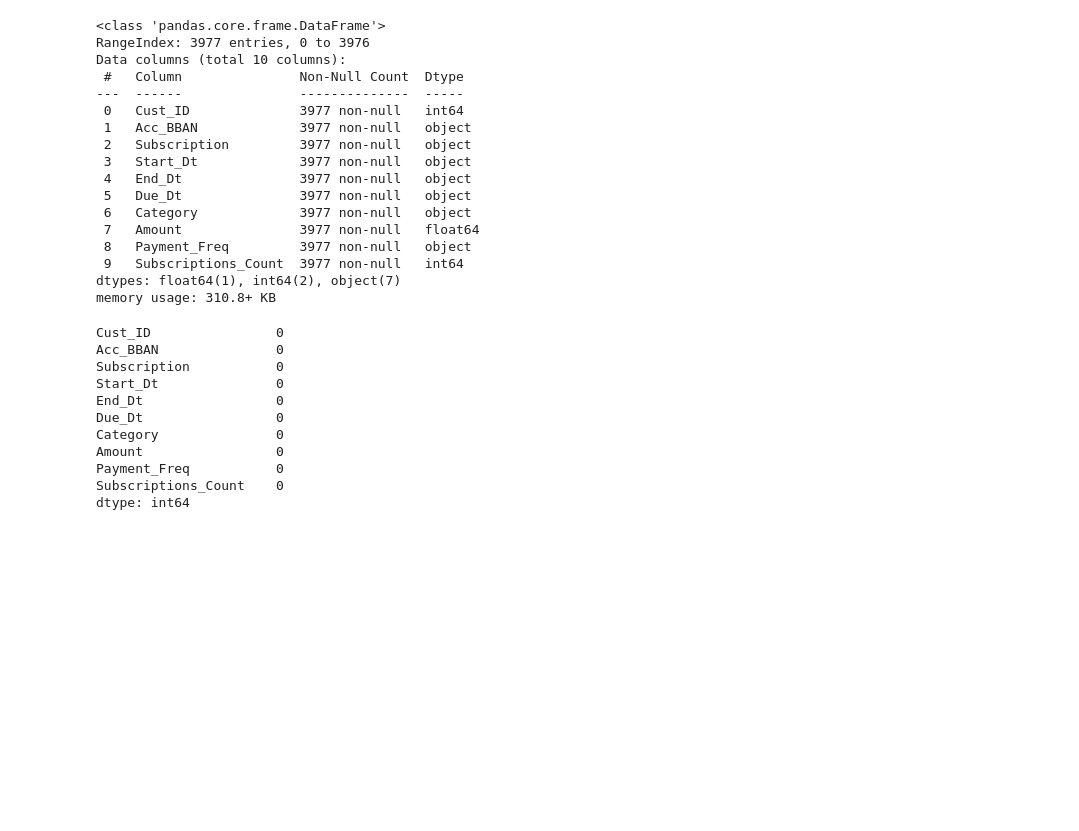
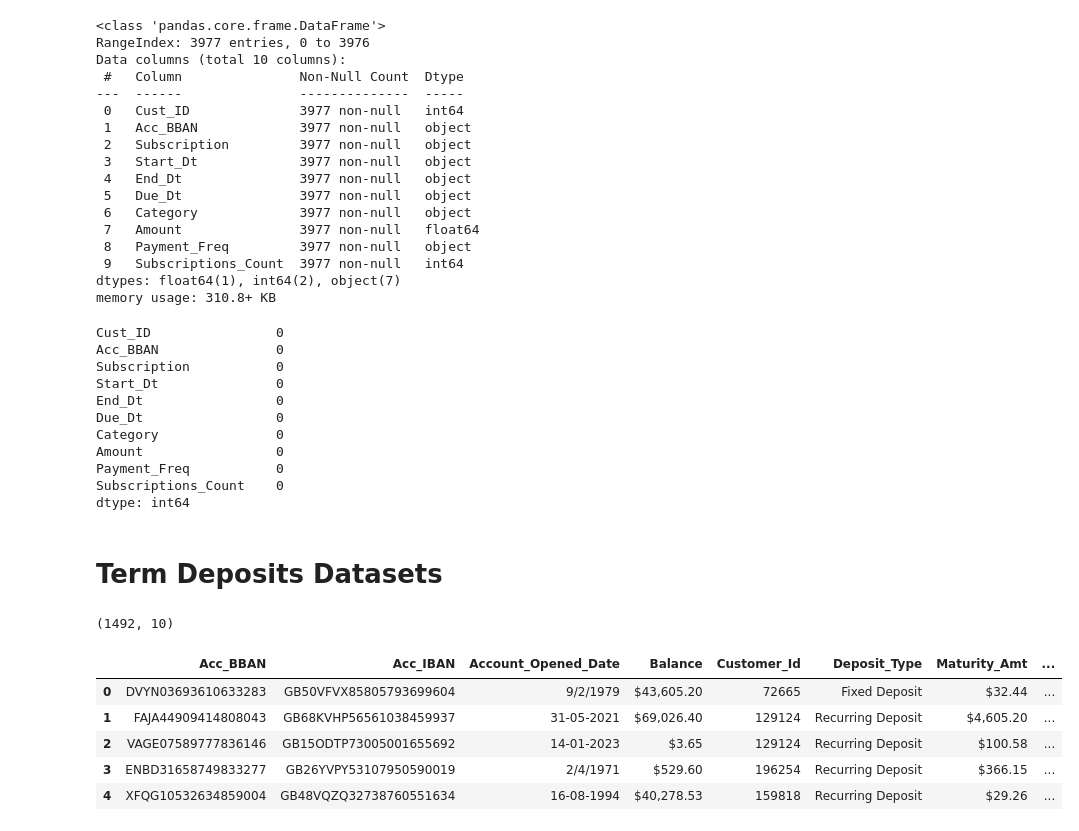
Before and after one commit to mhs10031990/BFS_HYPER_PERSNL_Repo, a Jupyter notebook: Setup_data.ipynb, the cells around one changed output. Saved outputs shown, nothing was run; the diff lists cells and outputs as text; code cells hidden in the pictures; blank space fills up the shorter version.

```diff
--- a/Setup_data.ipynb
+++ b/Setup_data.ipynb
@@ -442,0 +441,15 @@ df_snowflake.write.mode("overwrite").save_as_table("BFS_HYPER_PERSNL_DB.BFS_HYPE
+# %% [markdown]
+# Term Deposits Datasets
+# %%
+td.shape
+# %% [output]
+(1492, 10)
+# %%
+td.head()
+# %% [output]
+|  | Acc_BBAN | Acc_IBAN | Account_Opened_Date | Balance | Customer_Id | Deposit_Type | Maturity_Amt | ... |
+| 0 | DVYN03693610633283 | GB50VFVX85805793699604 | 9/2/1979 | $43,605.20 | 72665 | Fixed Deposit | $32.44 | ... |
+| 1 | FAJA44909414808043 | GB68KVHP56561038459937 | 31-05-2021 | $69,026.40 | 129124 | Recurring Deposit | $4,605.20 | ... |
+| 2 | VAGE07589777836146 | GB15ODTP73005001655692 | 14-01-2023 | $3.65 | 129124 | Recurring Deposit | $100.58 | ... |
+| 3 | ENBD31658749833277 | GB26YVPY53107950590019 | 2/4/1971 | $529.60 | 196254 | Recurring Deposit | $366.15 | ... |
+| 4 | XFQG10532634859004 | GB48VQZQ32738760551634 | 16-08-1994 | $40,278.53 | 159818 | Recurring Deposit | $29.26 | ... |
```
Also changed, not shown: parts of 10 cells of this notebook.
